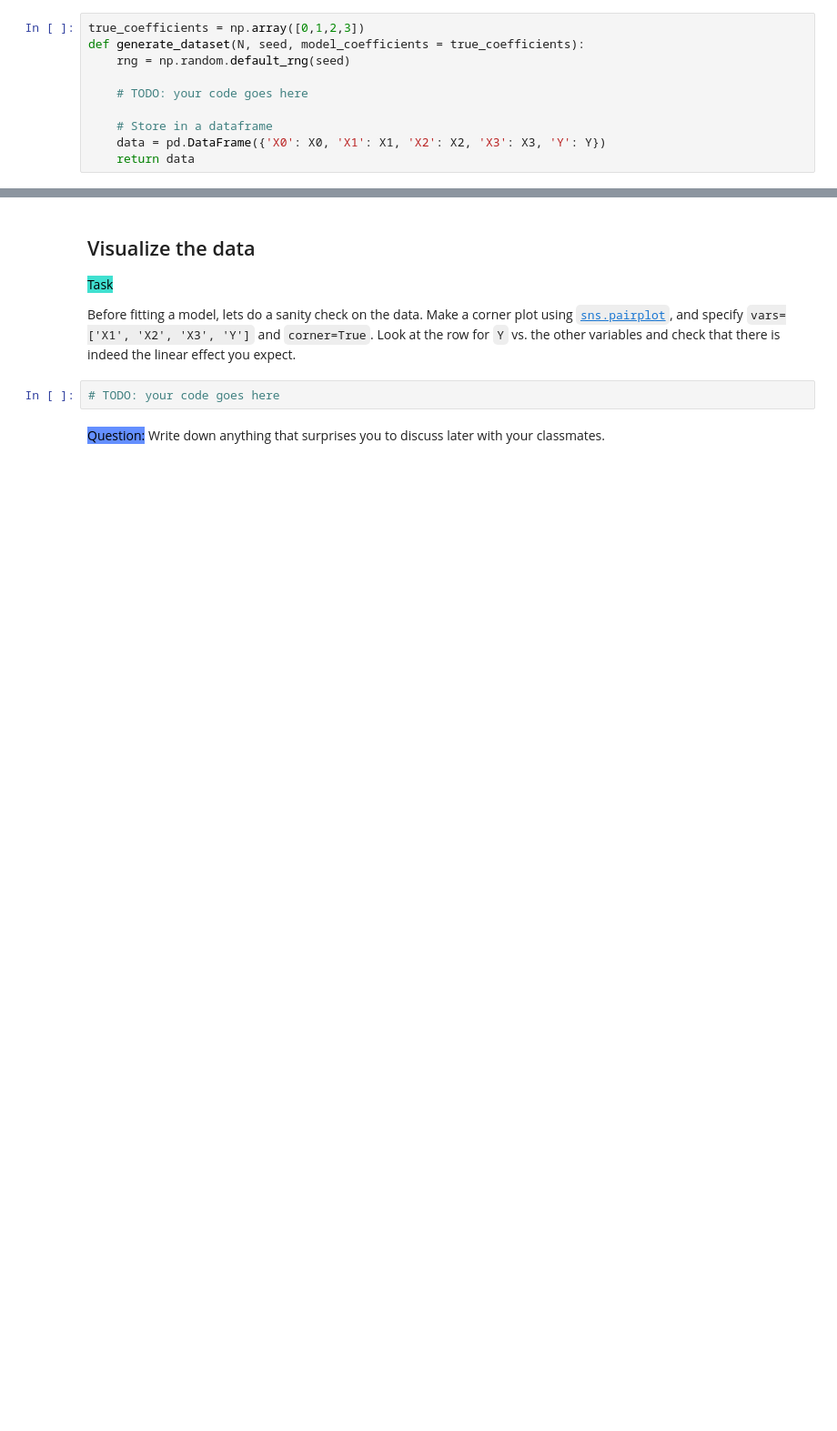
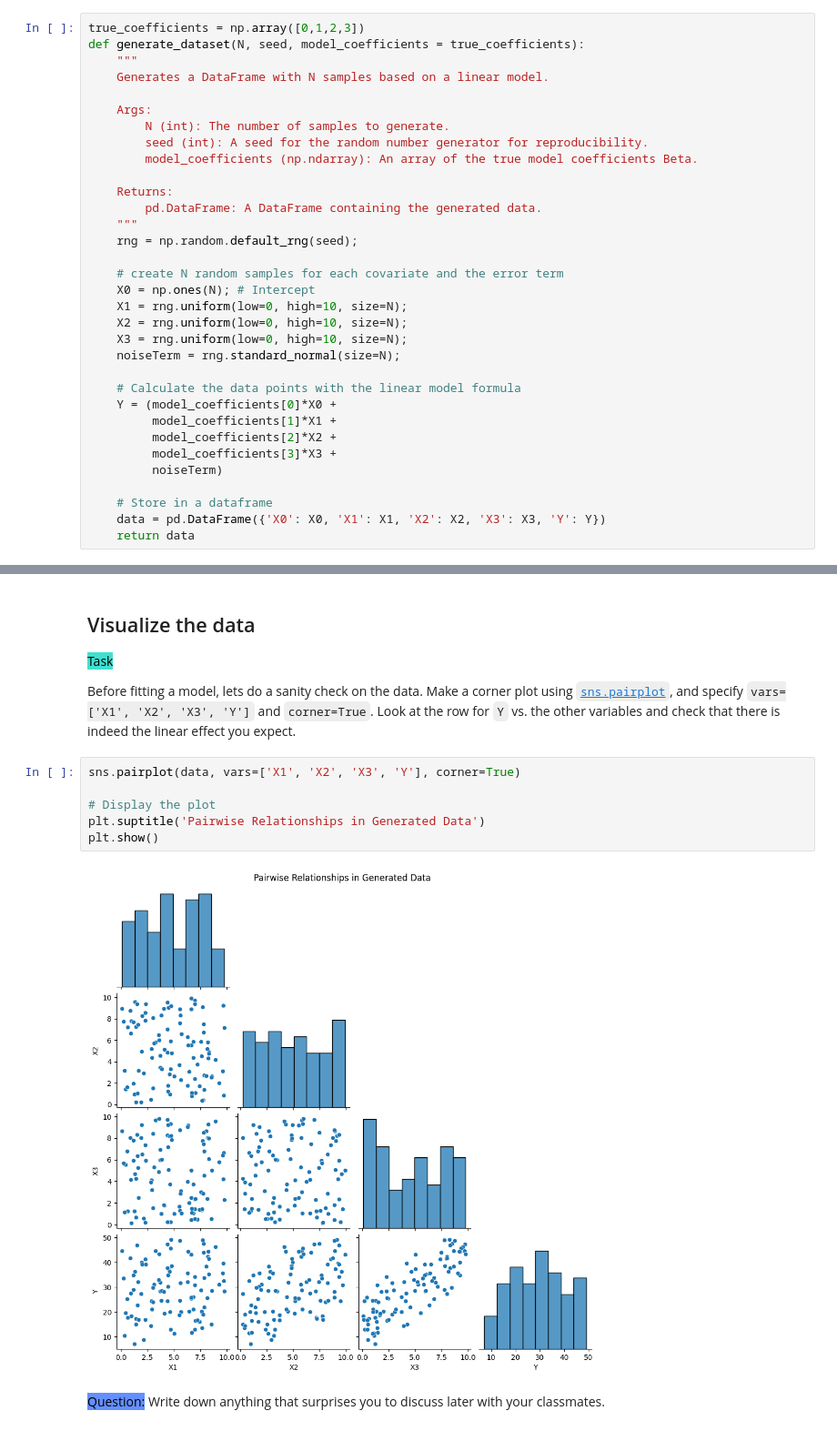
Before and after one commit to causalchamber/potsdam-25-ml-theory-to-practice, a Jupyter notebook: project_11/project_11_linear_models_synthetic.ipynb, the cells around one changed output, grey strips where cells are left out. Shown at 91% size. Drawn from its saved outputs; the diff is of its cells as text; blank space fills up the shorter version.

```diff
--- a/project_11/project_11_linear_models_synthetic.ipynb
+++ b/project_11/project_11_linear_models_synthetic.ipynb
@@ -33,9 +33,32 @@ For now, set $\beta = (0,1,2,3)$, `N = 100` and store the samples in a dataframe
 # %%
 true_coefficients = np.array([0,1,2,3])
 def generate_dataset(N, seed, model_coefficients = true_coefficients):
-    rng = np.random.default_rng(seed)
+    """
+    Generates a DataFrame with N samples based on a linear model.
 
-    # TODO: your code goes here
+    Args:
+        N (int): The number of samples to generate.
+        seed (int): A seed for the random number generator for reproducibility.
+        model_coefficients (np.ndarray): An array of the true model coefficients Beta.
+
+    Returns:
+        pd.DataFrame: A DataFrame containing the generated data.
+    """
+    rng = np.random.default_rng(seed);
+
+    # create N random samples for each covariate and the error term
+    X0 = np.ones(N); # Intercept
+    X1 = rng.uniform(low=0, high=10, size=N);
+    X2 = rng.uniform(low=0, high=10, size=N);
+    X3 = rng.uniform(low=0, high=10, size=N);
+    noiseTerm = rng.standard_normal(size=N);
+
+    # Calculate the data points with the linear model formula
+    Y = (model_coefficients[0]*X0 +
+         model_coefficients[1]*X1 +
+         model_coefficients[2]*X2 +
+         model_coefficients[3]*X3 +
+         noiseTerm)
 
     # Store in a dataframe
     data = pd.DataFrame({'X0': X0, 'X1': X1, 'X2': X2, 'X3': X3, 'Y': Y})
@@ -49,6 +85,12 @@ data = generate_dataset(N=100, seed=42)
 
 Before fitting a model, lets do a sanity check on the data. Make a corner plot using [`sns.pairplot`](https://seaborn.pydata.org/generated/seaborn.pairplot.html), and specify `vars=['X1', 'X2', 'X3', 'Y']` and `corner=True`. Look at the row for `Y` vs. the other variables and check that there is indeed the linear effect you expect.
 # %%
-# TODO: your code goes here
+sns.pairplot(data, vars=['X1', 'X2', 'X3', 'Y'], corner=True)
+
+# Display the plot
+plt.suptitle('Pairwise Relationships in Generated Data')
+plt.show()
+# %% [output]
+[figure, added]
 # %% [markdown]
 <mark style="background-color: #648fff;">Question:</mark> Write down anything that surprises you to discuss later with your classmates.
```
Also changed, not shown: parts of 23 cells of this notebook.
